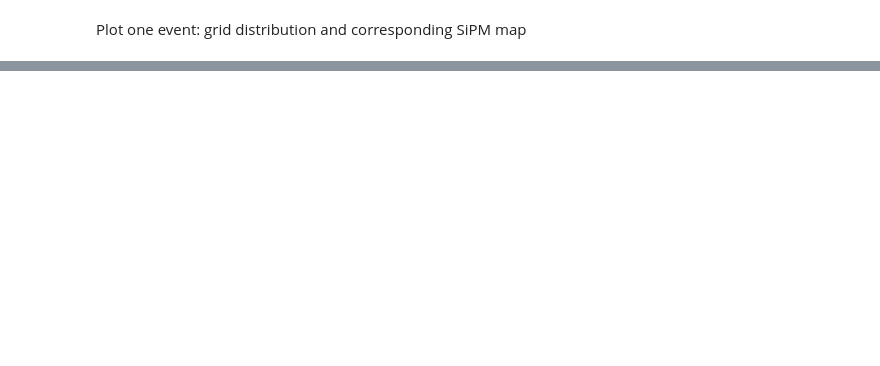
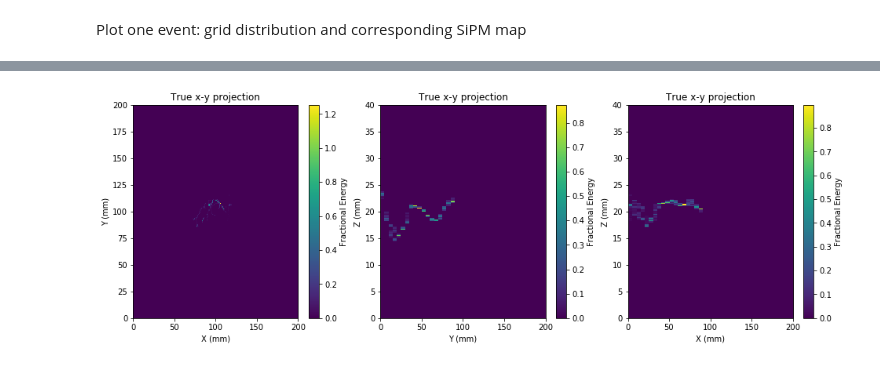
Before and after one commit to jerenner/next-deeplearning-analysis, a Jupyter notebook: NEXT_trackreconstruction.ipynb, the cells around one changed output, grey strips where cells are left out. Drawn from its saved outputs; the diff is of its cells as text; code cells hidden in the pictures; blank space fills up the shorter version.

```diff
--- a/NEXT_trackreconstruction.ipynb
+++ b/NEXT_trackreconstruction.ipynb
@@ -304,0 +389,91 @@ plt.show()
+# %%
+# Get all predictions for a single event and plot them.
+plt_evt = 3627
+xevt = x_test[enum_test == plt_evt]
+yevt = y_test[enum_test == plt_evt]
+ymat = np.reshape(yevt,[len(yevt),RNG_LIM,RNG_LIM])
+x0 = xc_test[enum_test == plt_evt].astype('int')
+y0 = yc_test[enum_test == plt_evt].astype('int')
+
+yevt_pred = model.predict(xevt, batch_size=32, verbose=0)
+ymat_pred = np.reshape(yevt_pred,[len(yevt_pred),RNG_LIM,RNG_LIM])
+
+extent_xy = [0, RNG_LIM*2, 0, RNG_LIM*2]
+extent_yz = [0, RNG_LIM*2, 0, int(RNG_LIM*2/5)]
+extent_xz = [0, RNG_LIM*2, 0, int(RNG_LIM*2/5)]
+
+# Create and plot the true projections.
+ymat_xy = np.zeros([RNG_LIM*2,RNG_LIM*2])
+ymat_yz = np.zeros([RNG_LIM*2, int(RNG_LIM*2/5)])
+ymat_xz = np.zeros([RNG_LIM*2, int(RNG_LIM*2/5)])
+for nz in range(ymat.shape[0]):
+    ymat_xy[x0[nz]:int(x0[nz]+RNG_LIM),y0[nz]:int(y0[nz]+RNG_LIM)] += ymat[nz,:,:]
+    ymat_yz[y0[nz]:int(y0[nz]+RNG_LIM),nz] += np.sum(ymat,axis=1)[nz,:]
+    ymat_xz[x0[nz]:int(x0[nz]+RNG_LIM),nz] += np.sum(ymat,axis=2)[nz,:]
+
+fig = plt.figure();
+fig.set_figheight(5.0)
+fig.set_figwidth(16.0)
+
+ax1 = fig.add_subplot(131);
+sp1 = ax1.imshow(ymat_xy, extent=extent_xy, interpolation='none', aspect='auto', origin='lower')
+ax1.set_xlabel("X (mm)")
+ax1.set_ylabel("Y (mm)")
+ax1.set_title("True x-y projection")
+cbp1 = plt.colorbar(sp1)
+cbp1.set_label('Fractional Energy')
+
+ax2 = fig.add_subplot(132);
+sp2 = ax2.imshow(ymat_yz, extent=extent_yz, interpolation='none', aspect='auto', origin='lower')
+ax2.set_xlabel("Y (mm)")
+ax2.set_ylabel("Z (mm)")
+ax2.set_title("True x-y projection")
+cbp2 = plt.colorbar(sp2)
+cbp2.set_label('Fractional Energy')
+
+ax3 = fig.add_subplot(133);
+sp3 = ax3.imshow(ymat_xz, extent=extent_xz, interpolation='none', aspect='auto', origin='lower')
+ax3.set_xlabel("X (mm)")
+ax3.set_ylabel("Z (mm)")
+ax3.set_title("True x-y projection")
+cbp3 = plt.colorbar(sp3)
+cbp3.set_label('Fractional Energy')
+
+# Create and plot the predicted projections.
+ymat_pred_xy = np.zeros([RNG_LIM*2,RNG_LIM*2])
+ymat_pred_yz = np.zeros([RNG_LIM*2, int(RNG_LIM*2/5)])
+ymat_pred_xz = np.zeros([RNG_LIM*2, int(RNG_LIM*2/5)])
+for nz in range(ymat_pred.shape[0]):
+    ymat_pred_xy[x0[nz]:int(x0[nz]+RNG_LIM),y0[nz]:int(y0[nz]+RNG_LIM)] += ymat_pred[nz,:,:]
+    ymat_pred_yz[y0[nz]:int(y0[nz]+RNG_LIM),nz] += np.sum(ymat_pred,axis=1)[nz,:]
+    ymat_pred_xz[x0[nz]:int(x0[nz]+RNG_LIM),nz] += np.sum(ymat_pred,axis=2)[nz,:]
+
+fig = plt.figure();
+fig.set_figheight(5.0)
+fig.set_figwidth(16.0)
+
+ax1 = fig.add_subplot(131);
+sp1 = ax1.imshow(ymat_pred_xy, extent=extent_xy, interpolation='none', aspect='auto', origin='lower')
+ax1.set_xlabel("X (mm)")
+ax1.set_ylabel("Y (mm)")
+ax1.set_title("Predicted x-y projection")
+cbp1 = plt.colorbar(sp1)
+cbp1.set_label('Fractional Energy')
+
+ax2 = fig.add_subplot(132);
+sp2 = ax2.imshow(ymat_pred_yz, extent=extent_yz, interpolation='none', aspect='auto', origin='lower')
+ax2.set_xlabel("Y (mm)")
+ax2.set_ylabel("Z (mm)")
+ax2.set_title("Predicted y-z projection")
+cbp2 = plt.colorbar(sp2)
+cbp2.set_label('Fractional Energy')
+
+ax3 = fig.add_subplot(133);
+sp3 = ax3.imshow(ymat_pred_xz, extent=extent_xz, interpolation='none', aspect='auto', origin='lower')
+ax3.set_xlabel("X (mm)")
+ax3.set_ylabel("Z (mm)")
+ax3.set_title("Predicted x-z projection")
+cbp3 = plt.colorbar(sp3)
+cbp3.set_label('Fractional Energy')
+# %% [output]
+[figure, added]
```
Also changed, not shown: parts of 14 cells of this notebook.
